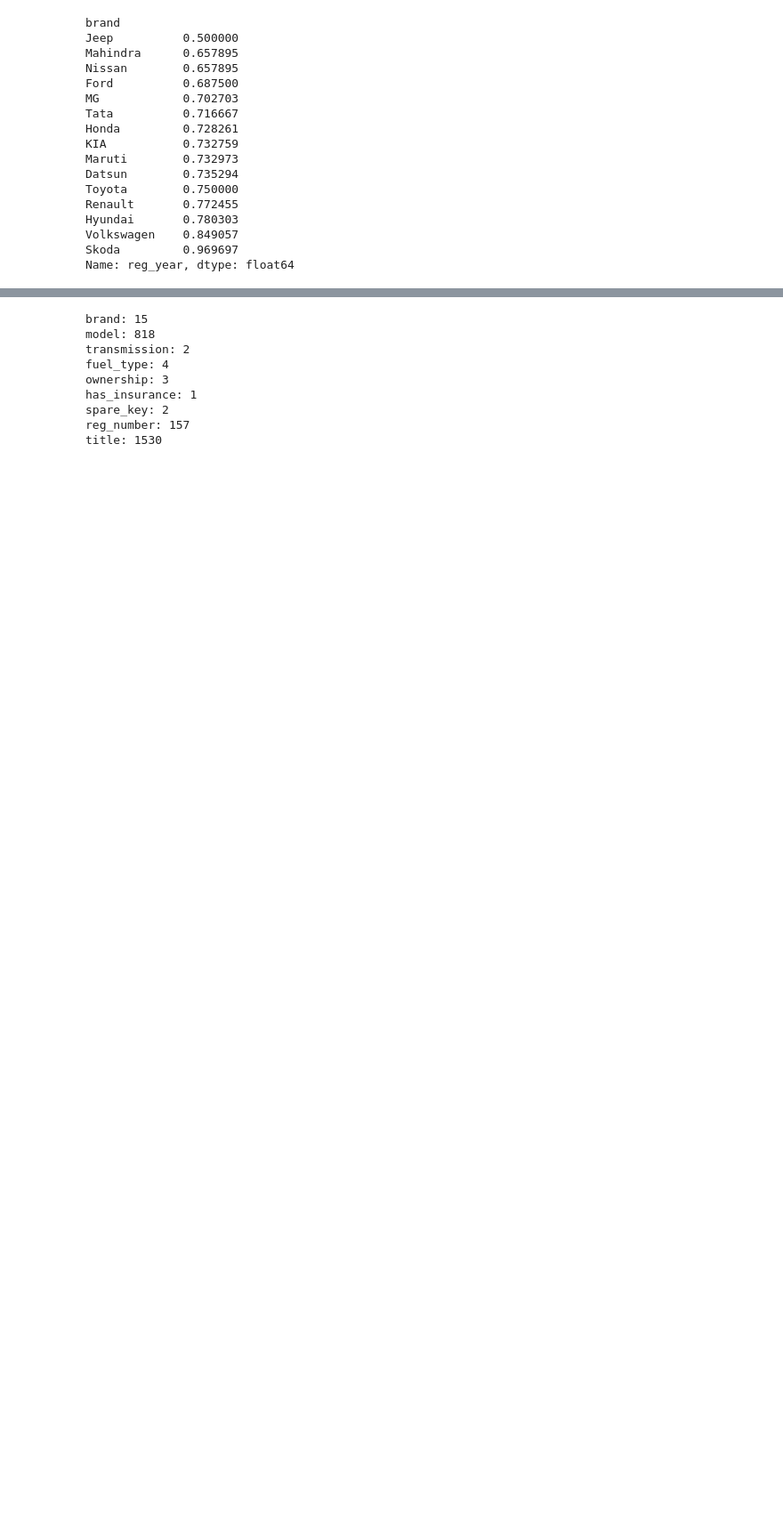
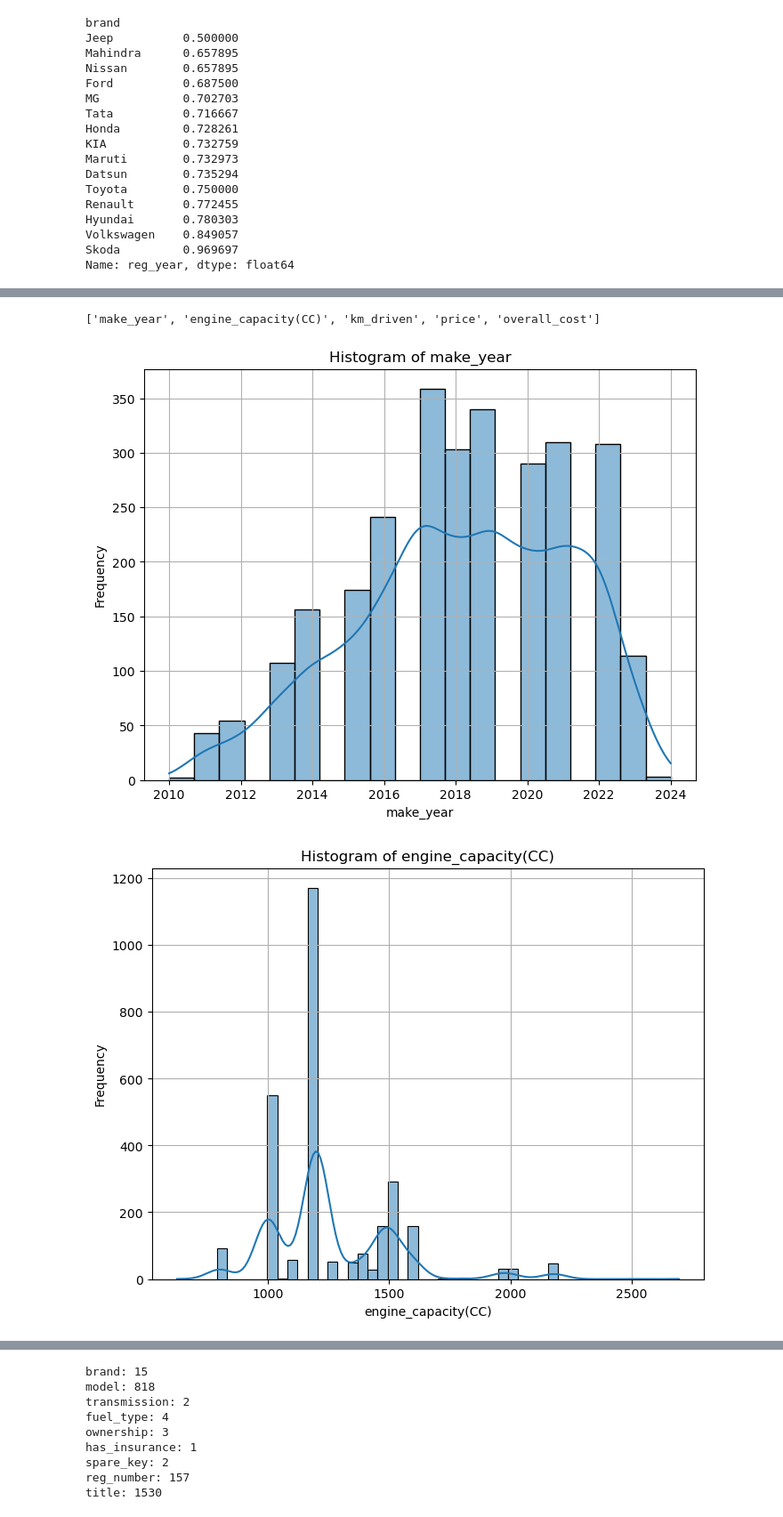
Before and after one commit to raouf529/used_cars, a Jupyter notebook: used_cars.ipynb, the cells around one changed output, grey strips where cells are left out. Shown at 89% size. Drawn from its saved outputs; the diff is of its cells as text; code cells hidden in the pictures; blank space fills up the shorter version.

```diff
--- a/used_cars.ipynb
+++ b/used_cars.ipynb
@@ -340,3 +205,0 @@ df_clean['engine_capacity(CC)'] = df_clean.apply(impute_engine_capacity, axis=1)
-# %%
-drop_list = ["reg_year", "overall_cost"]
-df_clean = df_clean.drop(drop_list, axis=1)
@@ -342,0 +303,4 @@ df_clean = df_clean.drop(drop_list, axis=1)
+# %%
+# Create a temporary flag for missingness
+missing_mask = df_clean['engine_capacity(CC)'].isna()
+df_clean = impute_missing_engine_capacity(df_clean)
@@ -363,2 +333,0 @@ memory usage: 328.8+ KB
-# %%
-df_clean = df_clean.drop(["ratio", "diff"], axis=1)
@@ -384,0 +336,18 @@ plt.show()
+# %%
+df_numeric = df_clean.select_dtypes(include=["number"]).columns.tolist()
+df_numeric
+# %% [output]
+['make_year', 'engine_capacity(CC)', 'km_driven', 'price', 'overall_cost']
+# %%
+# histogram of numerical features
+for column in df_numeric:
+    plt.figure(figsize=(8, 6))
+    sns.histplot(df_clean[column], kde=True)
+    plt.title(f'Histogram of {column}')
+    plt.xlabel(column)
+    plt.ylabel('Frequency')
+    plt.grid(True)
+    plt.show()
+# %% [output]
+[figure, added]
+[figure, added]
```
Also changed, not shown: parts of 128 cells of this notebook, 9 other files.
